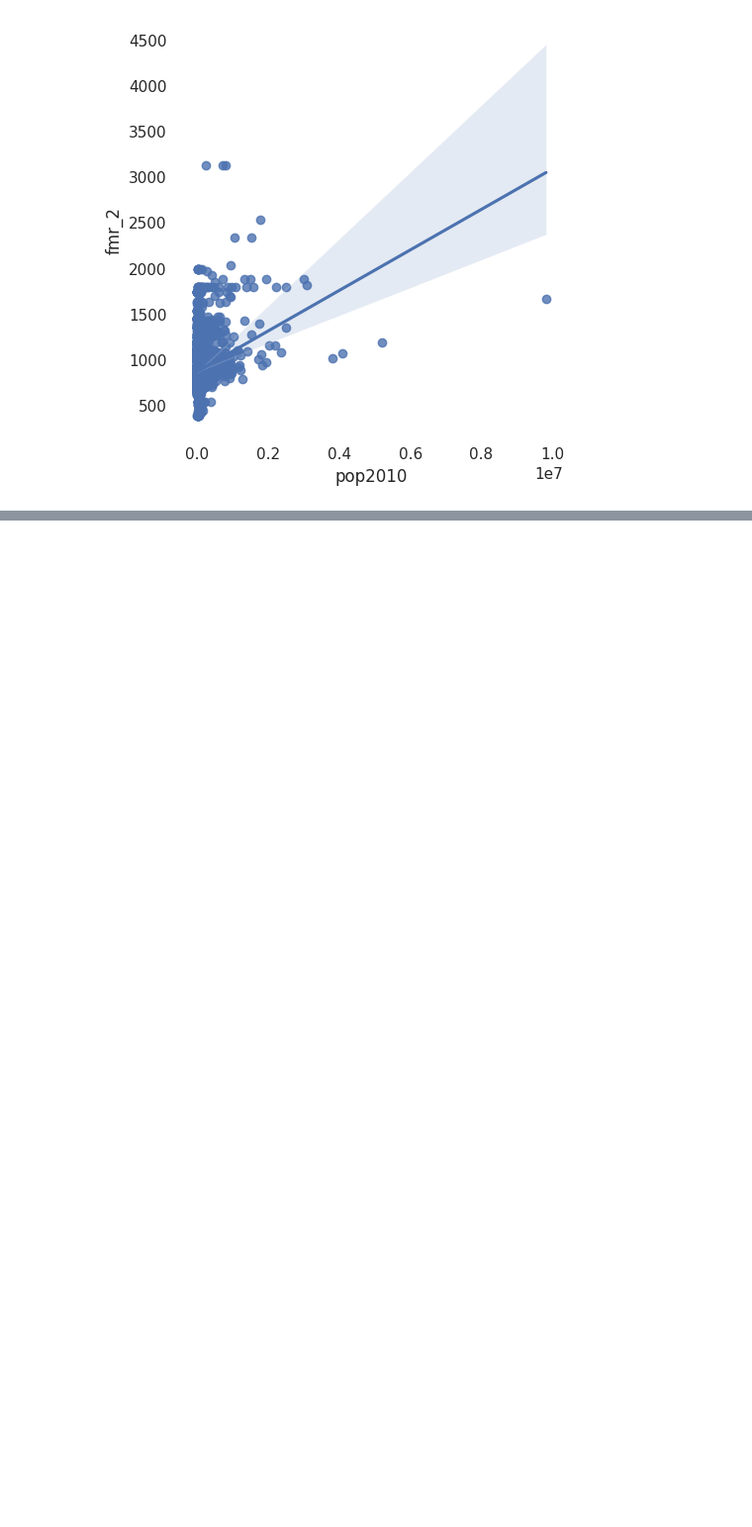
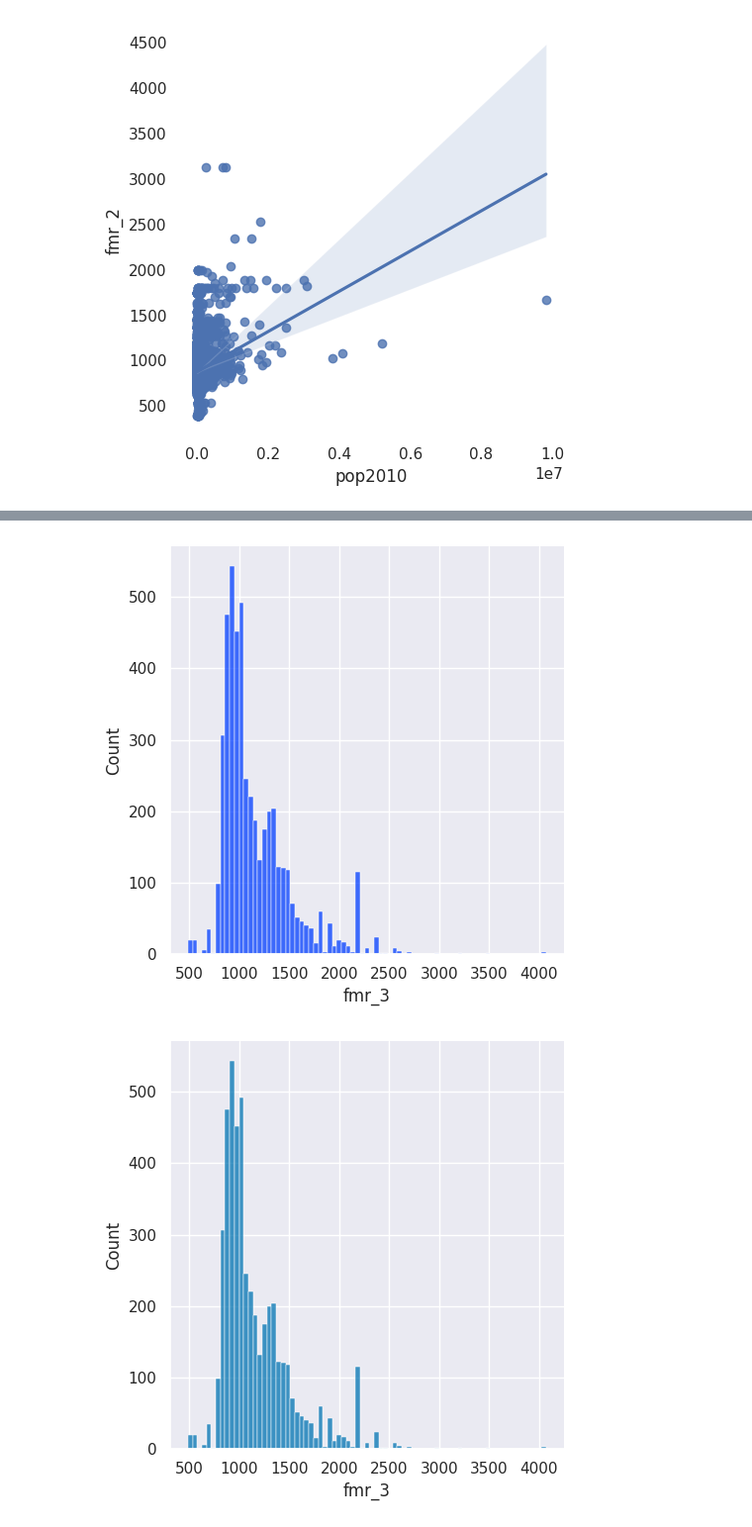
Before and after one commit to Kinetics20/Data_viz_lab, a Jupyter notebook: seaborn_v1.ipynb, the cells around one changed output, grey strips where cells are left out. Shown at 99% size. Cells and saved outputs as stored; diff of their text form; code cells hidden in the pictures; blank space fills up the shorter version.

```diff
--- a/seaborn_v1.ipynb
+++ b/seaborn_v1.ipynb
@@ -137,0 +149,9 @@ plt.show()
+# %%
+for p in['bright', 'colorblind', 'deep', 'muted', 'pastel', 'dark']:
+    sns.set_palette(p)
+    sns.displot(df['fmr_3'])
+
+    plt.show()
+# %% [output]
+[figure, added]
+[figure, added]
```
Also changed, not shown: parts of 66 cells of this notebook, 9 other files.
